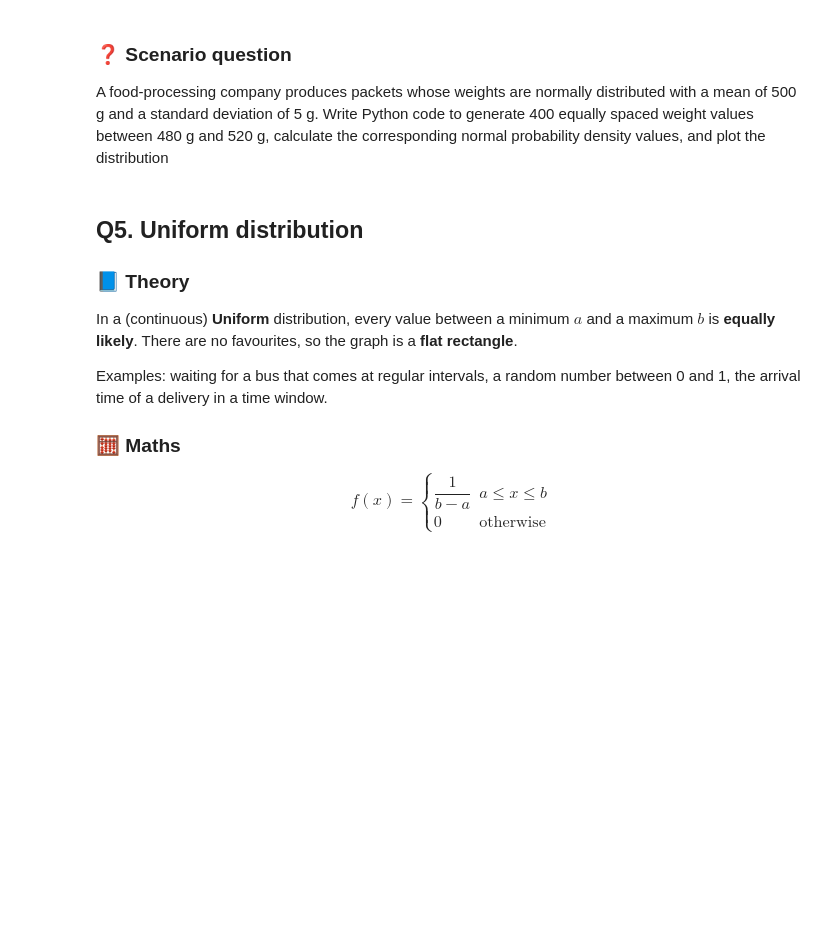
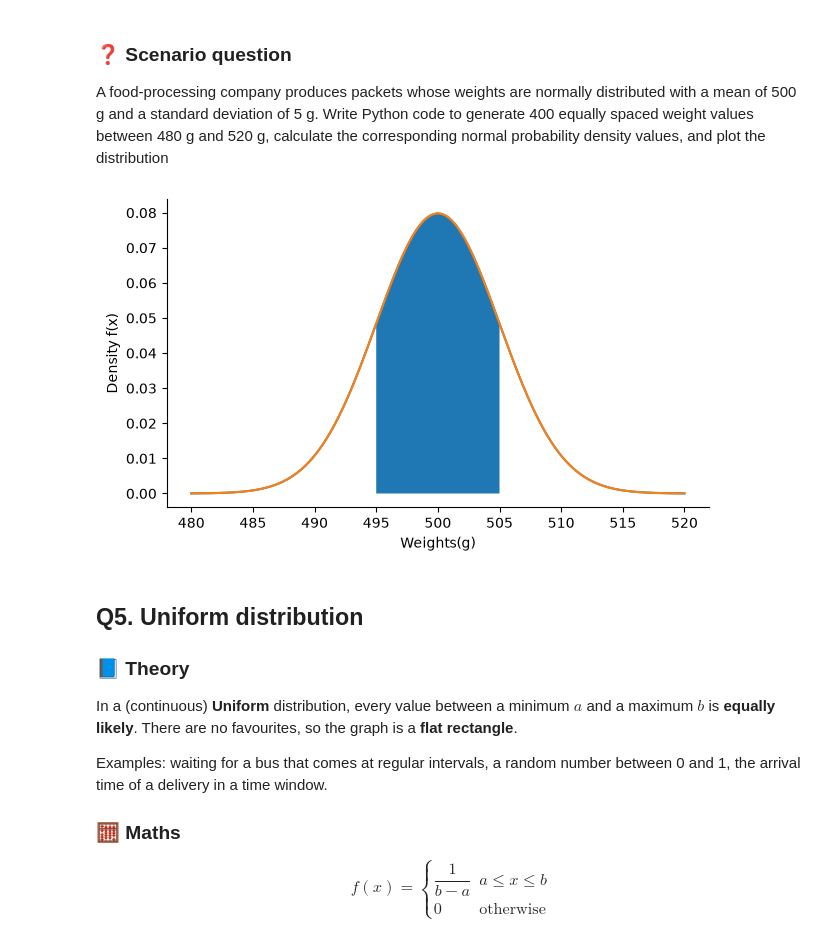
Before and after one commit to buddanagoudahosamanibtech25-hash/datascience, a Jupyter notebook: Lab-4-b/Lab-4-b.ipynb, the cells around one changed output. Cells and saved outputs as stored; diff of their text form; code cells hidden in the pictures; blank space fills up the shorter version.

```diff
--- a/Lab-4-b/Lab-4-b.ipynb
+++ b/Lab-4-b/Lab-4-b.ipynb
@@ -231,6 +271,23 @@ It tells you **how many standard deviations** a value is from the mean.
 # %% [markdown]
 ### ❓ Scenario question
 A food-processing company produces packets whose weights are normally distributed with a mean of 500 g and a standard deviation of 5 g. Write Python code to generate 400 equally spaced weight values between 480 g and 520 g, calculate the corresponding normal probability density values, and plot the distribution
+# %%
+mu=500
+sigma=5
+c=495
+d=505
+x=np.linspace(480,520,400)
+pdf=stats.norm.pdf(x,mu,sigma)
+plt.plot(x,pdf)
+x_interval = np.linspace(c, d, 100)
+pdf_interval = stats.norm.pdf(x_interval, mu, sigma)
+plt.fill_between(x_interval, pdf_interval)
+plt.plot(x, pdf)
+plt.xlabel("Weights(g)")
+plt.ylabel("Density f(x)")
+plt.show()
+# %% [output]
+[figure, added]
 # %% [markdown]
 ## Q5. Uniform distribution
 
```
Also changed, not shown: parts of 5 cells of this notebook.
